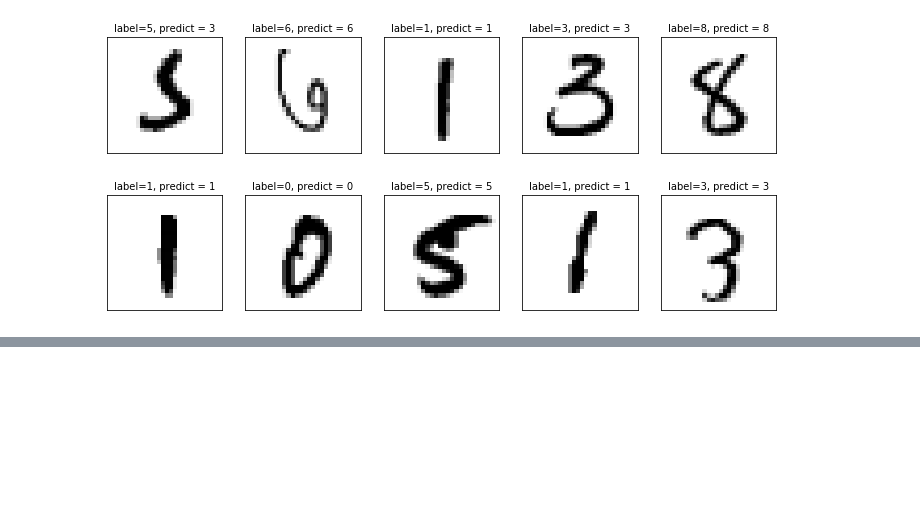
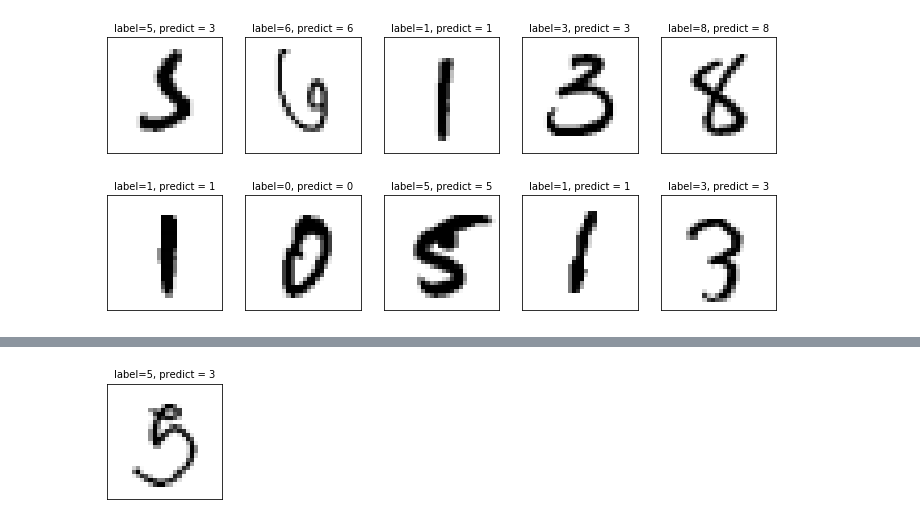
Before and after one commit to DeepBrainWH/KerasTensorflow, a Jupyter notebook: chapter_7/exp_one.ipynb, the cells around one changed output, grey strips where cells are left out. Cells and saved outputs as stored; diff of their text form; code cells hidden in the pictures; blank space fills up the shorter version.

```diff
--- a/chapter_7/exp_one.ipynb
+++ b/chapter_7/exp_one.ipynb
@@ -156,0 +203,4 @@ plot_images_labels_prediction(x_test_image, y_test, prediction, idx=340)
+# %%
+plot_images_labels_prediction(x_test_image, y_test, prediction, idx=4271, num=1)
+# %% [output]
+[figure, added]
```
Also changed, not shown: parts of 7 cells of this notebook, 1 other file.
